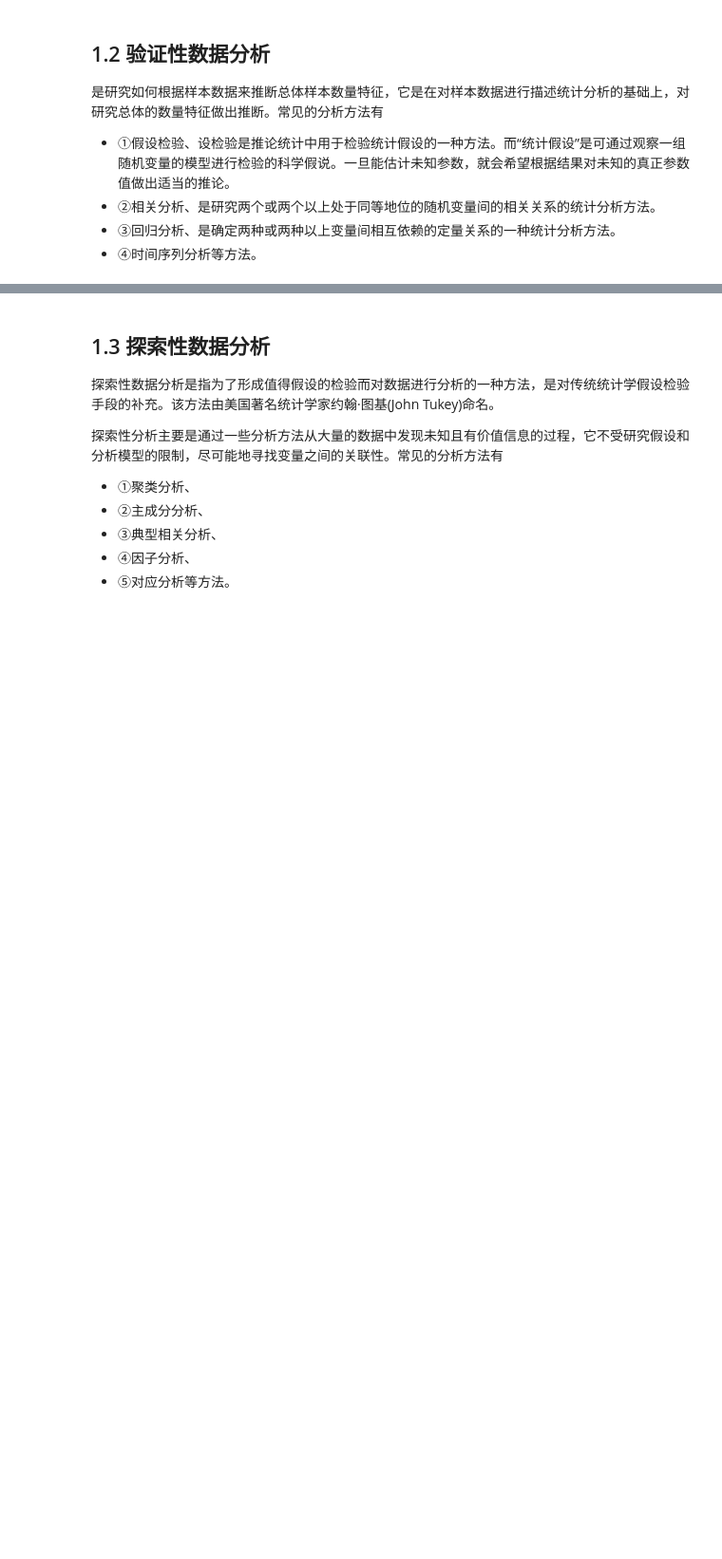
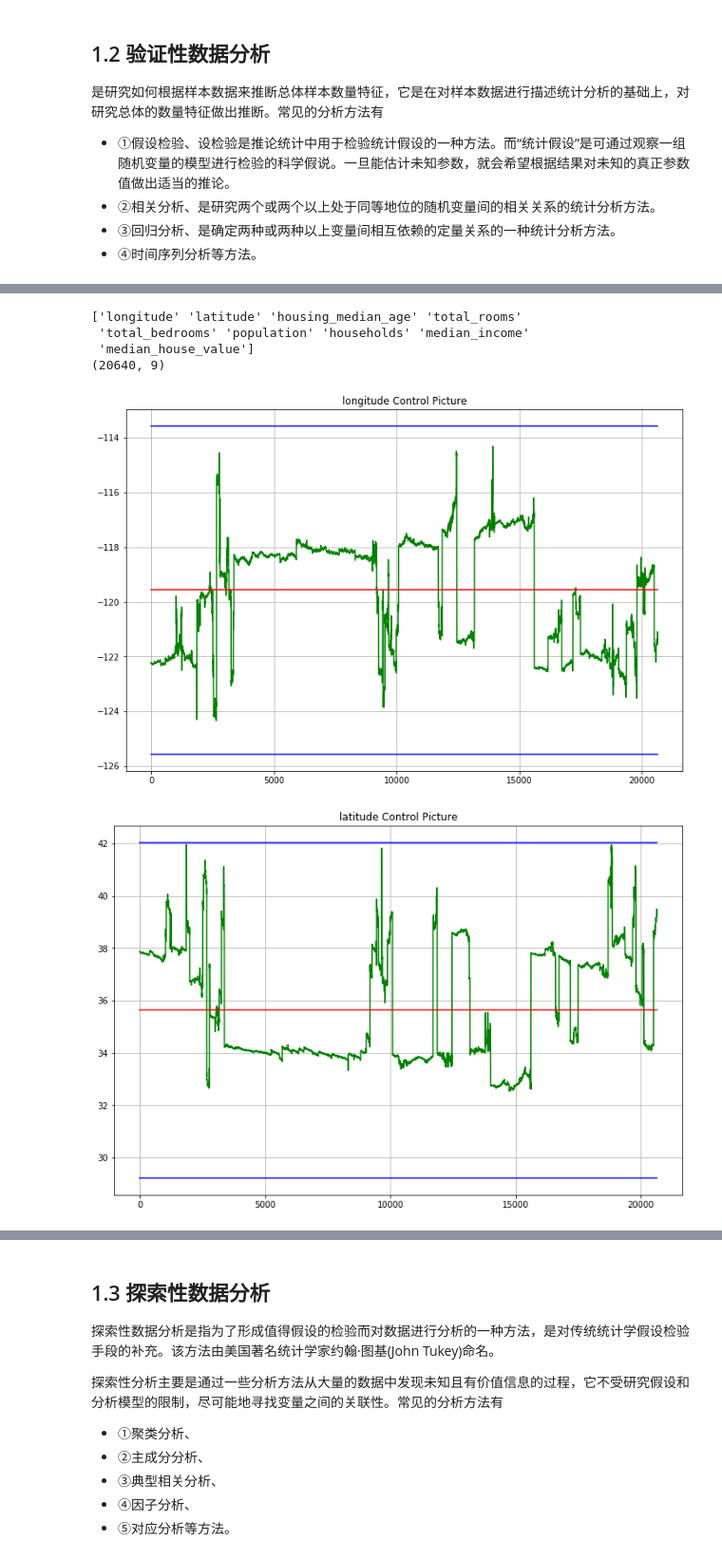
Before and after one commit to inessus/multivariate, a Jupyter notebook: DataAnalysis/chapter1.ipynb, the cells around one changed output, grey strips where cells are left out. Shown at 95% size. Cells and saved outputs as stored; diff of their text form; code cells hidden in the pictures; blank space fills up the shorter version.

```diff
--- a/DataAnalysis/chapter1.ipynb
+++ b/DataAnalysis/chapter1.ipynb
@@ -44,0 +217,50 @@ housing.head()
+# %%
+import numpy as np
+from operator import *
+from cytoolz import *
+from scipy import stats
+import sympy
+
+
+def quality_control_df(df):
+    cols = df.columns[df.dtypes == np.number].values
+    p = len(cols)
+    n = len(df)
+    X = df[cols].values
+    x_ = np.array(list(map(lambda x:reduce(add, X[:,x])/n, range(p)))) #椭球中心
+    S = np.eye(p)
+    for i in range(p):
+        for j in range(p):
+            if i == j:
+                S[i, j] = reduce(add, map(lambda x: pow(x-x_[i], 2), X[:,i]))/(n-1)
+            else:
+                S[i, j] = reduce(add, map(lambda x: (x[0]-x_[i])*(x[1]-x_[j]), zip(X[:,i], X[:,j])))/(n-1)
+    Sii = np.array(list(map(lambda x:S[x,x],range(p))))
+    UCL = x_ + 3*np.sqrt(Sii)
+    LCL = x_ - 3*np.sqrt(Sii)
+    x = list(range(n))
+
+    for i in range(p):
+        plt.figure(i+1, figsize=(12, 8))
+        plt.plot(x,X[:,i],'g-')
+        plt.plot([x[0], x[-1]],[UCL[i],UCL[i]],'b-')
+        plt.plot([x[0], x[-1]],[LCL[i],LCL[i]],'b-')
+        plt.plot([x[0], x[-1]],[x_[i],x_[i]],'r-')
+        plt.title(f"{cols[i]} Control Picture")
+        plt.grid()
+# %%
+df = housing
+cols = df.columns[df.dtypes == np.number].values
+p = len(cols)
+n = len(df)
+print(cols)
+X = df[cols].values
+print(X.shape)
+quality_control_df(housing)
+# %% [output]
+['longitude' 'latitude' 'housing_median_age' 'total_rooms'
+ 'total_bedrooms' 'population' 'households' 'median_income'
+ 'median_house_value']
+(20640, 9)
+[figure, added]
+[figure, added]
```
Also changed, not shown: parts of 26 cells of this notebook, 6 other files.
